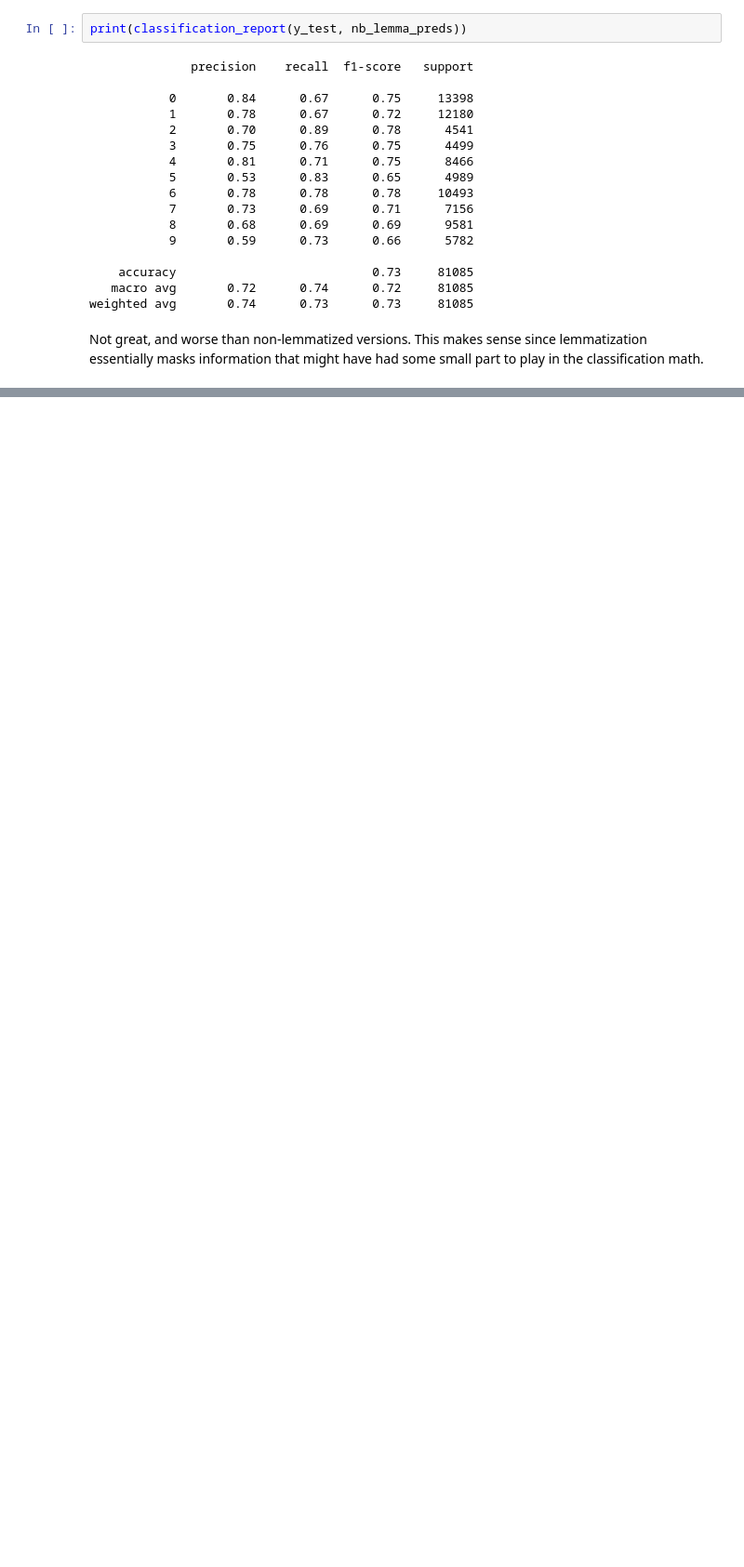
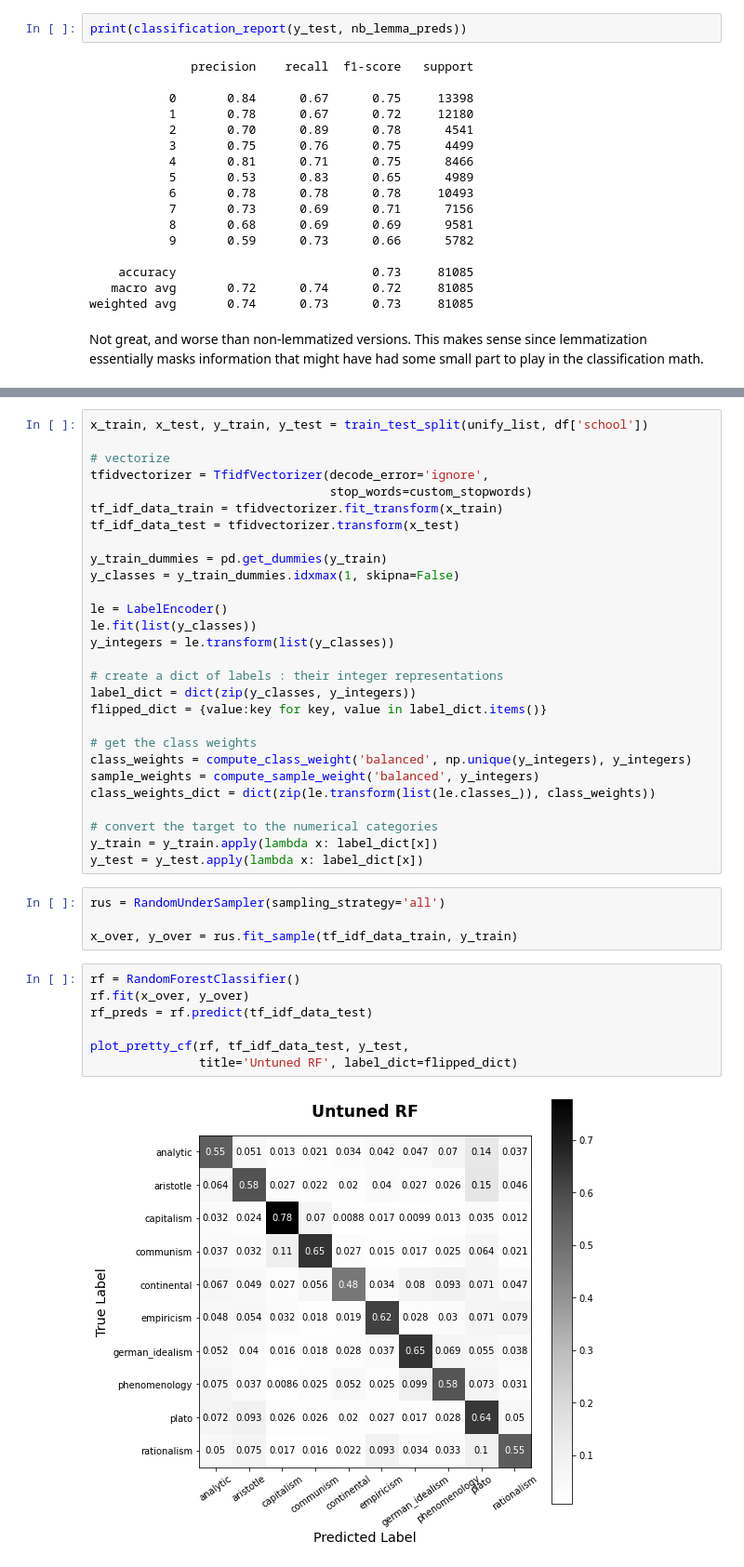
Before and after one commit to kcalizadeh/phil_nlp, a Jupyter notebook: non_neural_models.ipynb, the cells around one changed output, grey strips where cells are left out. Shown at 93% size. Saved outputs shown, nothing was run; the diff lists cells and outputs as text; blank space fills up the shorter version.

```diff
--- a/non_neural_models.ipynb
+++ b/non_neural_models.ipynb
@@ -293,0 +363,41 @@ Not great, and worse than non-lemmatized versions. This makes sense since lemmat
+# %%
+x_train, x_test, y_train, y_test = train_test_split(unify_list, df['school'])
+
+# vectorize
+tfidvectorizer = TfidfVectorizer(decode_error='ignore',
+                                 stop_words=custom_stopwords)
+tf_idf_data_train = tfidvectorizer.fit_transform(x_train)
+tf_idf_data_test = tfidvectorizer.transform(x_test)
+
+y_train_dummies = pd.get_dummies(y_train)
+y_classes = y_train_dummies.idxmax(1, skipna=False)
+
+le = LabelEncoder()
+le.fit(list(y_classes))
+y_integers = le.transform(list(y_classes))
+
+# create a dict of labels : their integer representations
+label_dict = dict(zip(y_classes, y_integers))
+flipped_dict = {value:key for key, value in label_dict.items()}
+
+# get the class weights
+class_weights = compute_class_weight('balanced', np.unique(y_integers), y_integers)
+sample_weights = compute_sample_weight('balanced', y_integers)
+class_weights_dict = dict(zip(le.transform(list(le.classes_)), class_weights))
+
+# convert the target to the numerical categories
+y_train = y_train.apply(lambda x: label_dict[x])
+y_test = y_test.apply(lambda x: label_dict[x])
+# %%
+rus = RandomUnderSampler(sampling_strategy='all')
+
+x_over, y_over = rus.fit_sample(tf_idf_data_train, y_train)
+# %%
+rf = RandomForestClassifier()
+rf.fit(x_over, y_over)
+rf_preds = rf.predict(tf_idf_data_test)
+
+plot_pretty_cf(rf, tf_idf_data_test, y_test,
+               title='Untuned RF', label_dict=flipped_dict)
+# %% [output]
+[figure, added]
```
Also changed, not shown: parts of 13 cells of this notebook.
